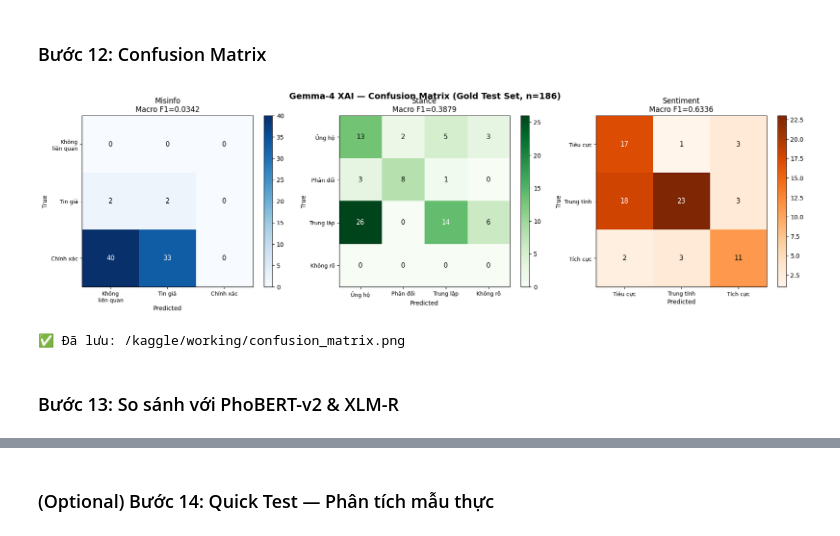
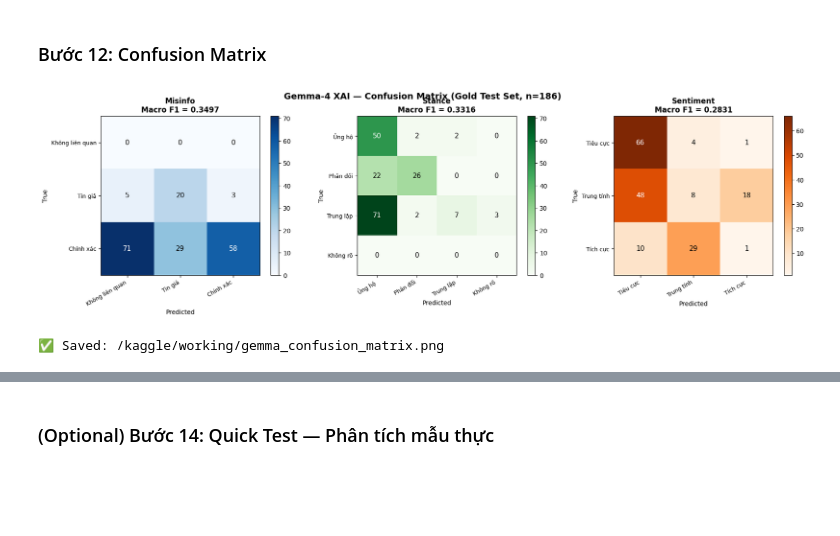
Before and after one commit to quynhphuong1209/VaccineNLP_Project, a Jupyter notebook: notebooks/vaccinenlp-gemma-4-qlora-multitask.ipynb, the cells around one changed output, grey strips where cells are left out. Cells and saved outputs as stored; diff of their text form; code cells hidden in the pictures; blank space fills up the shorter version.

```diff
--- a/notebooks/vaccinenlp-gemma-4-qlora-multitask.ipynb
+++ b/notebooks/vaccinenlp-gemma-4-qlora-multitask.ipynb
@@ -270,11 +274,7 @@ print(f"✅ Dataset ready — Train: {len(train_ds)}, Eval: {len(eval_ds)}")
 # %% [markdown]
 ### Bước 5: Huấn luyện QLoRA
 # %%
-# [CELL 6] Với train_on_responses_only - ĐÃ SỬA PATTERN ĐÚNG
-from trl import SFTTrainer, SFTConfig
-from unsloth import train_on_responses_only
-import torch
-
+# [CELL 6] SFTTrainer + train_on_responses_only
 trainer = SFTTrainer(
     model         = model,
     tokenizer     = tokenizer,
@@ -304,11 +304,10 @@ trainer = SFTTrainer(
     ),
 )
 
-# SỬA pattern đúng với Gemma template
 trainer = train_on_responses_only(
     trainer,
-    instruction_part = "<end_of_turn>\n<start_of_turn>user\n",
-    response_part    = "<end_of_turn>\n<start_of_turn>model\n",
+    instruction_part = "<|turn>user\n",
+    response_part    = "<|turn>model\n",
 )
 
 print("🚀 Bắt đầu huấn luyện...")
@@ -711,42 +827,49 @@ print(json.dumps(benchmark, indent=2, ensure_ascii=False))
 # %% [markdown]
 ### Bước 12: Confusion Matrix
 # %%
-# [CELL 14] Confusion matrix cho 3 tasks
+# [CELL 14] Confusion matrix — dùng HC label names cho display
 import matplotlib.pyplot as plt
 import matplotlib
 matplotlib.rcParams['font.family'] = 'DejaVu Sans'
 
-fig, axes = plt.subplots(1, 3, figsize=(18, 5))
-fig.suptitle('Gemma-4 XAI — Confusion Matrix (Gold Test Set, n=186)', fontsize=14, fontweight='bold')
-
 task_plot_configs = [
-    ('misinfo',   'true_m',  'pred_m',  ['Không\nliên quan', 'Tin giả', 'Chính xác'],              'Blues'),
-    ('stance',    'true_st', 'pred_st', ['Ủng hộ', 'Phản đối', 'Trung lập', 'Không rõ'],            'Greens'),
-    ('sentiment', 'true_se', 'pred_se', ['Tiêu cực', 'Trung tính', 'Tích cực'],                     'Oranges'),
+    ('misinfo',   'y_true', 'y_pred',
+     [HC_MISINFO[i]  for i in range(3)],  'Blues'),
+    ('stance',    'y_true', 'y_pred',
+     [HC_STANCE[i]   for i in range(4)],  'Greens'),
+    ('sentiment', 'y_true', 'y_pred',
+     [HC_SENTIMENT[i] for i in range(3)], 'Oranges'),
 ]
 
+fig, axes = plt.subplots(1, 3, figsize=(18, 5))
+fig.suptitle('Gemma-4 XAI — Confusion Matrix (Gold Test Set, n=186)',
+             fontsize=14, fontweight='bold')
+
+from sklearn.metrics import confusion_matrix
 for ax, (task, tk, pk, labels, cmap) in zip(axes, task_plot_configs):
-    y_true = [r[tk] for r in records if r[tk] != -1 and r[pk] != -1]
-    y_pred = [r[pk] for r in records if r[tk] != -1 and r[pk] != -1]
-    n = len(labels)
-    cm = confusion_matrix(y_true, y_pred, labels=list(range(n)))
+    if task not in results:
+        ax.set_title(f'{task} — no data'); continue
+    n  = len(labels)
+    yt = results[task]['y_true']
+    yp = results[task]['y_pred']
+    cm = confusion_matrix(yt, yp, labels=list(range(n)))
     im = ax.imshow(cm, cmap=cmap)
     ax.set_xticks(range(n)); ax.set_yticks(range(n))
-    ax.set_xticklabels(labels, fontsize=9); ax.set_yticklabels(labels, fontsize=9)
+    ax.set_xticklabels(labels, rotation=30, ha='right', fontsize=9)
+    ax.set_yticklabels(labels, fontsize=9)
     ax.set_xlabel('Predicted'); ax.set_ylabel('True')
-    ax.set_title(f'{task.capitalize()}\nMacro F1={results.get(task,{}).get("macro_f1","N/A")}')
+    ax.set_title(f'{task.capitalize()}\nMacro F1 = {results[task]["macro_f1"]:.4f}',
+                 fontweight='bold')
     for i in range(n):
         for j in range(n):
-            ax.text(j, i, str(cm[i,j]), ha='center', va='center', fontsize=11,
+            ax.text(j, i, str(cm[i, j]), ha='center', va='center', fontsize=11,
                     color='white' if cm[i,j] > cm.max()/2 else 'black')
     plt.colorbar(im, ax=ax)
 
 plt.tight_layout()
-plt.savefig('/kaggle/working/confusion_matrix.png', dpi=150, bbox_inches='tight')
+plt.savefig('/kaggle/working/gemma_confusion_matrix.png', dpi=150, bbox_inches='tight')
 plt.show()
-print("✅ Đã lưu: /kaggle/working/confusion_matrix.png")
+print("✅ Saved: /kaggle/working/gemma_confusion_matrix.png")
 # %% [output]
-[figure, old version]
+[figure, new version]
-✅ Đã lưu: /kaggle/working/confusion_matrix.png
+✅ Saved: /kaggle/working/gemma_confusion_matrix.png
-# %% [markdown]
-### Bước 13: So sánh với PhoBERT-v2 & XLM-R
```
Also changed, not shown: parts of 18 cells of this notebook, 14 other files.
